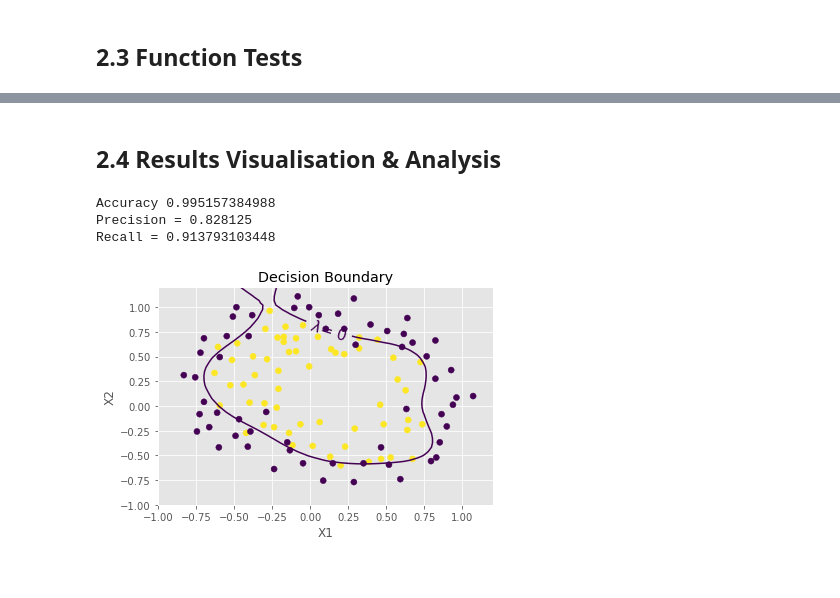
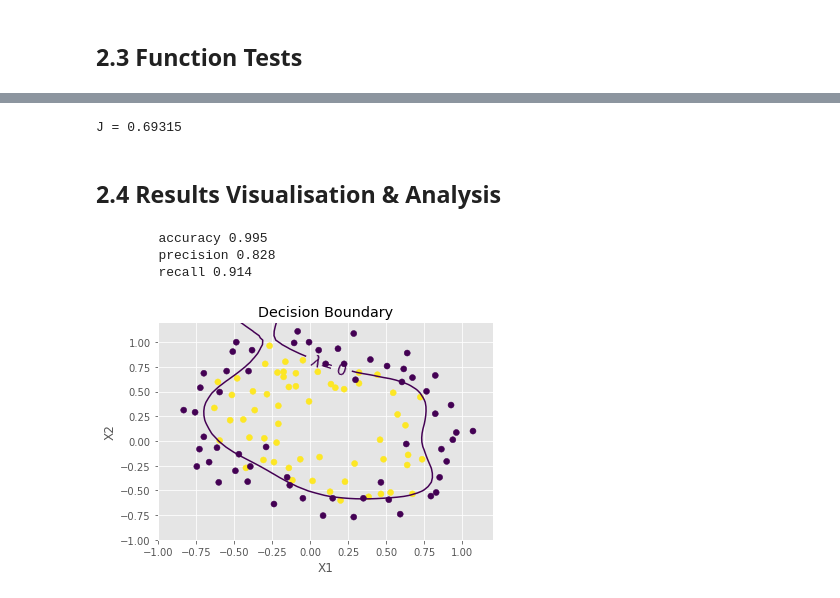
Before and after one commit to nikita-loik/andrew_ng_2_-python, a Jupyter notebook: notebooks/2_logistic_regression.ipynb, the cells around one changed output, grey strips where cells are left out. Saved outputs shown, nothing was run; the diff lists cells and outputs as text; code cells hidden in the pictures.

```diff
--- a/notebooks/2_logistic_regression.ipynb
+++ b/notebooks/2_logistic_regression.ipynb
@@ -248 +256,6 @@ J = 0.69314718056
+# %%
+J = cost_function(βPoly6, XPoly6, yPoly6, n_samplesPoly6, n_variablesPoly6)
+print(f"J = {J:.5f}")
+# %% [output]
+J = 0.69315
 # %%
@@ -260,15 +273,9 @@ def betaOptimisation_2(beta, X, y, sampleSize, nVariables, iLambda=0.):
 # %% [markdown]
 ## 2.4 Results Visualisation & Analysis
 # %%
-def decisionBoundary(beta, X, y, sampleSize, nVariables, xMin, xMax, step, polyOrder, iLambda=0.):
-    p = prediction(beta, X, sampleSize, nVariables).flatten()
-    tP = np.sum(y*p)
-    fP = np.sum(y-p==-1)
-    fN = np.sum(y-p==1)
-    precision  = tP/(tP+fP)
-    recall  = tP/(tP+fN)
-    accuracy = (X.shape[0] - fP - fN)/X.shape[0]
-    print("Accuracy", accuracy, "\nPrecision =", precision, "\nRecall =", recall)
+def decision_boundary(β, X, y, n_samples, n_variables, xMin, xMax, step, polyOrder, λ=0.):
+    p = get_prediction(β, X, n_samples, n_variables).flatten()
+    get_accurary_precision_recall(X, y, p)
 
     xx = np.linspace(xMin[0], xMax[0], step)
     yy = np.linspace(xMin[1], xMax[1], step)
@@ -277,34 +284,34 @@ def decisionBoundary(beta, X, y, sampleSize, nVariables, xMin, xMax, step, polyO
 #     X without intercept is passed to PolynomialFeatures.fit_transform.
 #     Intercept is added automatically.
     poly = PolynomialFeatures(polyOrder)
-    polyXY = poly.fit_transform(XY)
-    ZZ = hypothesis(beta, polyXY, step**2, polyXY.shape[1]).reshape(step, -1)
-#     ZZ = prediction(beta, polyXY, step**2, polyXY.shape[1]).reshape(step, -1)
+    poly_XY = poly.fit_transform(XY)
+    ZZ = get_hypothesis(β, poly_XY, step**2, poly_XY.shape[1]).reshape(step, -1)
+#     ZZ = prediction(β, poly_XY, step**2, poly_XY.shape[1]).reshape(step, -1)
 #     For plt.contour, ZZ is a matrix
 #     xx(XX) and yy(YY) can be either matrices or vectors of appropriate dimensions
-    decisionBoundary = plt.contour(xx, yy, ZZ, [0.5])
-    plt.clabel(decisionBoundary, inline=1, fontsize=15, fmt = '$\lambda $= %d'%iLambda)
+    decision_boundary = plt.contour(xx, yy, ZZ, [0.5])
+    plt.clabel(decision_boundary, inline=1, fontsize=15, fmt = '$\lambda $= %d'%λ)
 
-    x_1 = X.reshape(sampleSize,-1)[:, 1:2]
-    x_2 = X.reshape(sampleSize,-1)[:, 2:3]
-    plt.scatter(x_1, x_2, c = y.reshape(sampleSize,-1)[:, 0:])
+    x_1 = X.reshape(n_samples,-1)[:, 1:2]
+    x_2 = X.reshape(n_samples,-1)[:, 2:3]
+    plt.scatter(x_1, x_2, c = y.reshape(n_samples,-1)[:, 0:])
     plt.title("Decision Boundary")
     plt.xlabel("X1")
     plt.ylabel("X2")
     return plt.show()
 # %%
-iLambda = 0
+λ = 0
 polyOrder = 6
-betaPoly, XPoly, yPoly, sS_Poly, nV_Poly = addPolynomial(dataFile_2, polyOrder)
-betaOpt_2 = betaOptimisation_2(betaPoly, XPoly, yPoly, sS_Poly, nV_Poly, iLambda)
+βPoly, XPoly, yPoly, sS_Poly, nV_Poly = add_polynomial(file_path_2, polyOrder)
+β_opt_2 = optimise_β_2(βPoly, XPoly, yPoly, sS_Poly, nV_Poly, λ)
 
 xMin = (-1., -1.)
 xMax = (1.2, 1.2)
 step = 50
-decisionBoundary(betaOpt_2, XPoly, yPoly, sS_Poly, nV_Poly, xMin, xMax, step, polyOrder, iLambda)
+decision_boundary(β_opt_2, XPoly, yPoly, sS_Poly, nV_Poly, xMin, xMax, step, polyOrder, λ)
 # %% [output]
-Accuracy 0.995157384988
-Precision = 0.828125
-Recall = 0.913793103448
+        accuracy 0.995
+        precision 0.828
+        recall 0.914
-[figure, old version]
+[figure, new version]
 # %%
```
Also changed, not shown: parts of 28 cells of this notebook, 9 other files.
